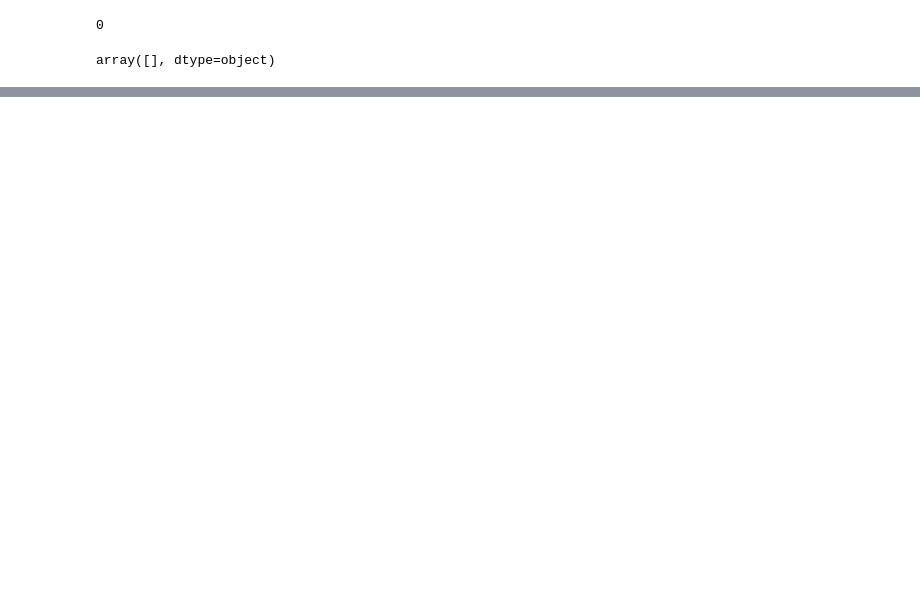
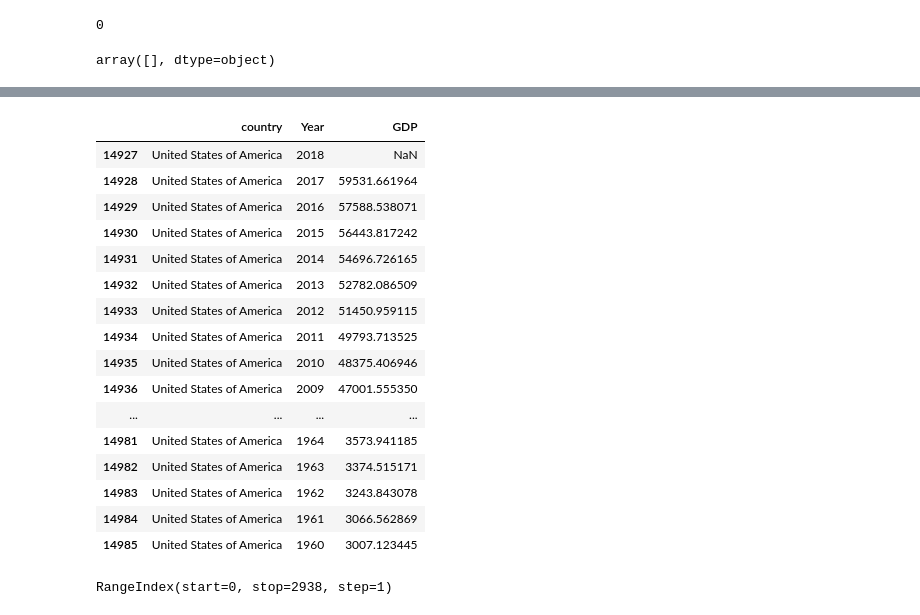
Before and after one commit to PVineeth/lifeexp_ml, a Jupyter notebook: Data_Analysis.ipynb, the cells around one changed output, grey strips where cells are left out. Drawn from its saved outputs; the diff is of its cells as text; code cells hidden in the pictures; blank space fills up the shorter version.

```diff
--- a/Data_Analysis.ipynb
+++ b/Data_Analysis.ipynb
@@ -238,0 +219,22 @@ nan_countries_test[nan_countries_test['Country'] == "Niue"]
+# %%
+for i in gdp_data[gdp_data['country'] == 'United States'].index:
+    gdp_data.at[i, 'country'] = 'United States of America'
+#gdp_data[gdp_data['country'] == 'United States of America']
+# %% [output]
+|  | country | Year | GDP |
+| 14927 | United States of America | 2018 | NaN |
+| 14928 | United States of America | 2017 | 59531.661964 |
+| 14929 | United States of America | 2016 | 57588.538071 |
+| 14930 | United States of America | 2015 | 56443.817242 |
+| 14931 | United States of America | 2014 | 54696.726165 |
+| 14932 | United States of America | 2013 | 52782.086509 |
+| 14933 | United States of America | 2012 | 51450.959115 |
+| 14934 | United States of America | 2011 | 49793.713525 |
+| 14935 | United States of America | 2010 | 48375.406946 |
+| 14936 | United States of America | 2009 | 47001.555350 |
+| ... | ... | ... | ... |
+| 14981 | United States of America | 1964 | 3573.941185 |
+| 14982 | United States of America | 1963 | 3374.515171 |
+| 14983 | United States of America | 1962 | 3243.843078 |
+| 14984 | United States of America | 1961 | 3066.562869 |
+| 14985 | United States of America | 1960 | 3007.123445 |
@@ -238,0 +246,10 @@ nan_countries_test[nan_countries_test['Country'] == "Niue"]
+# %%
+# GDP - We are replacing all values according to the current US$
+#nan_gdp_test = gdp_countries[['Country','Year','GDP']]
+
+#nan_gdp_test['GDP']
+#nan_gdp_countries['Country']
+#nan_gdp_test['Population'][2897]
+gdp_countries['Country'].index
+# %% [output]
+RangeIndex(start=0, stop=2938, step=1)
```
Also changed, not shown: parts of 20 cells of this notebook, 12 other files.
